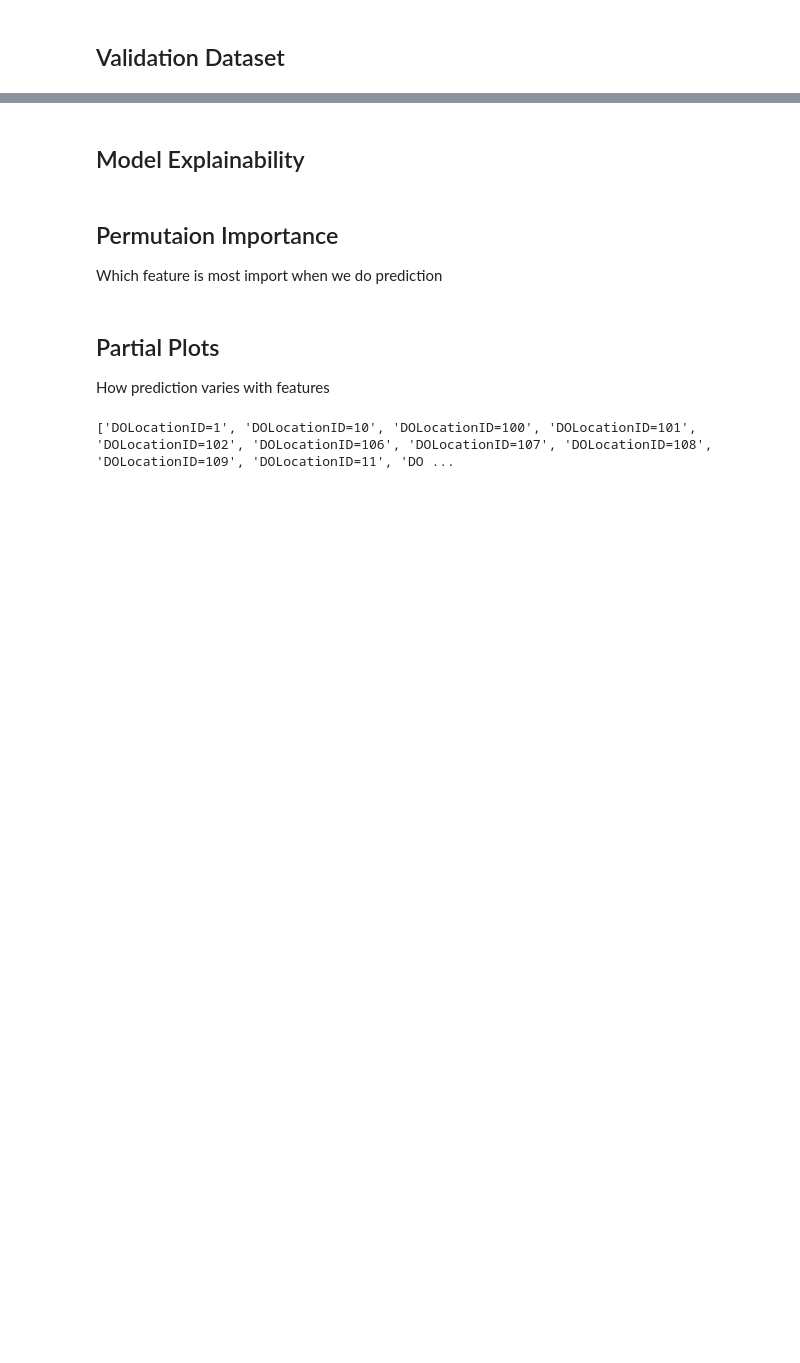
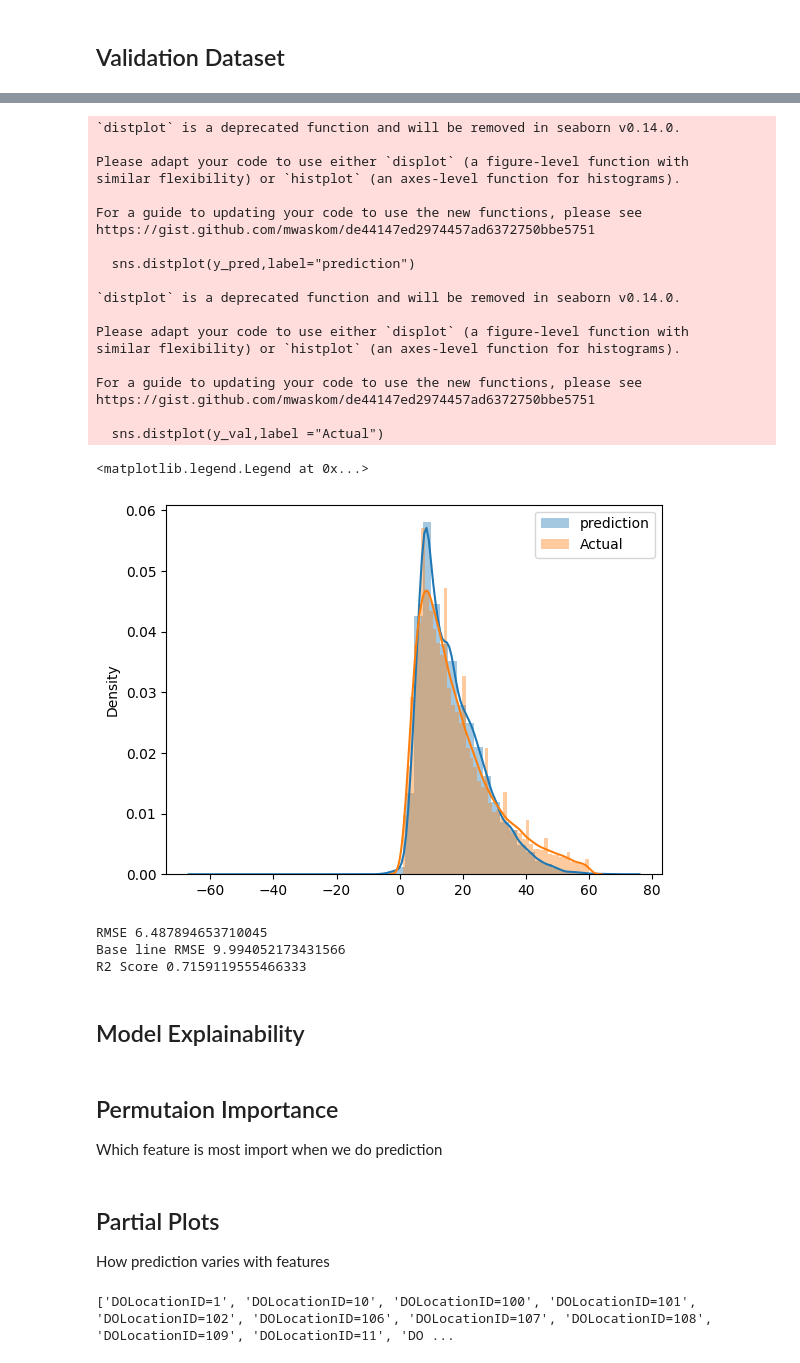
Before and after one commit to mohammadfaizan76692/mlops-zoomcamp, a Jupyter notebook: 01-intro/duration-prediciton.ipynb, the cells around one changed output, grey strips where cells are left out. Drawn from its saved outputs; the diff is of its cells as text; code cells hidden in the pictures; blank space fills up the shorter version.

```diff
--- a/01-intro/duration-prediciton.ipynb
+++ b/01-intro/duration-prediciton.ipynb
@@ -255,0 +105,9 @@ df = pd.read_parquet('https://d37ci6vzurychx.cloudfront.net/trip-data/green_trip
+# %%
+df = read_dataframe('https://d37ci6vzurychx.cloudfront.net/trip-data/green_tripdata_2021-02.parquet')
+categorical = ['PU_DO','trip_type','payment_type','VendorID'] #['PULocationID','DOLocationID','trip_type','payment_type','VendorID']
+numerical= ['trip_distance','passenger_count','fare_amount']
+validation_dicts= df[categorical + numerical].to_dict(orient = 'records')
+X_val = dv.transform(validation_dicts)
+target = 'duration'
+y_val = df[target].values
+y_pred = lr.predict(X_val)
@@ -256,3 +133,36 @@ df = pd.read_parquet('https://d37ci6vzurychx.cloudfront.net/trip-data/green_trip
+# %%
+sns.distplot(y_pred,label="prediction")
+sns.distplot(y_val,label ="Actual")
+
+plt.legend()
+# %% [output]
+`distplot` is a deprecated function and will be removed in seaborn v0.14.0.
+
+Please adapt your code to use either `displot` (a figure-level function with
+similar flexibility) or `histplot` (an axes-level function for histograms).
+
+For a guide to updating your code to use the new functions, please see
+https://gist.github.com/mwaskom/de44147ed2974457ad6372750bbe5751
+
+  sns.distplot(y_pred,label="prediction")
+
+`distplot` is a deprecated function and will be removed in seaborn v0.14.0.
+
+Please adapt your code to use either `displot` (a figure-level function with
+similar flexibility) or `histplot` (an axes-level function for histograms).
+
+For a guide to updating your code to use the new functions, please see
+https://gist.github.com/mwaskom/de44147ed2974457ad6372750bbe5751
+
+  sns.distplot(y_val,label ="Actual")
+<matplotlib.legend.Legend at 0x...>
+[figure, added]
+# %%
+regression_metric(y_pred, y_val)
+# %% [output]
+RMSE 6.487894653710045
+Base line RMSE 9.994052173431566
+R2 Score 0.7159119555466333
 # %% [markdown]
 ## Model Explainability
 # %% [markdown]
```
Also changed, not shown: parts of 39 cells of this notebook.
